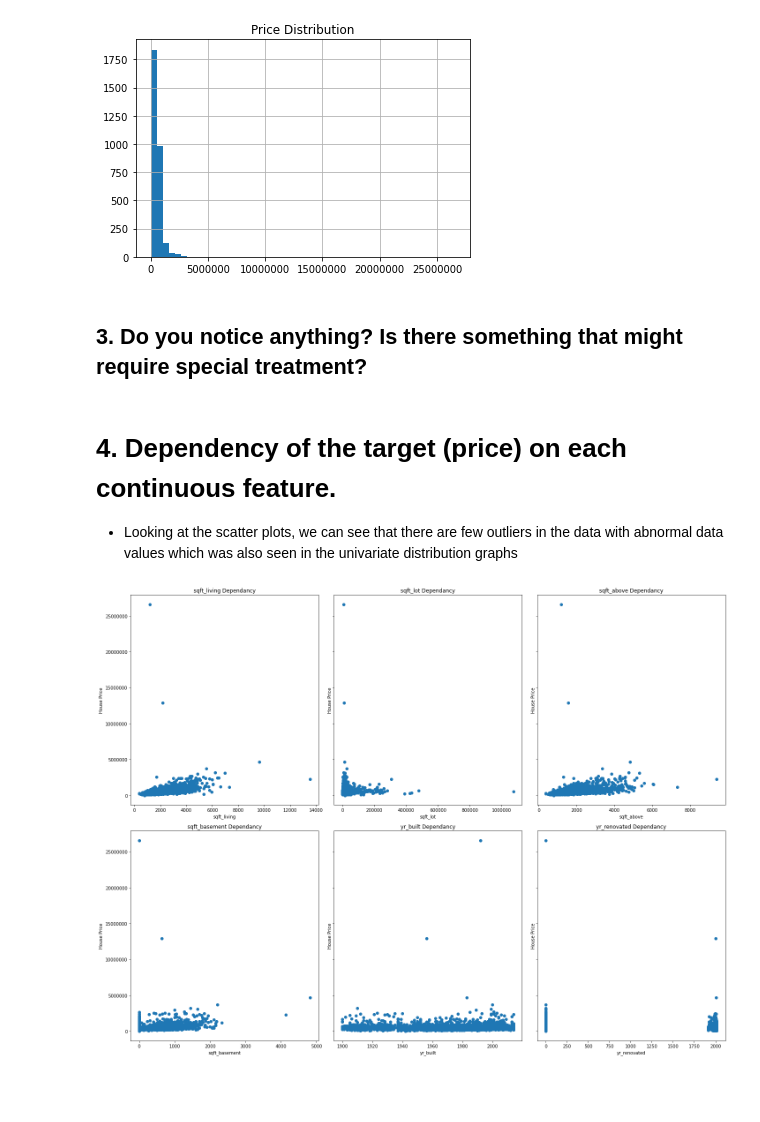
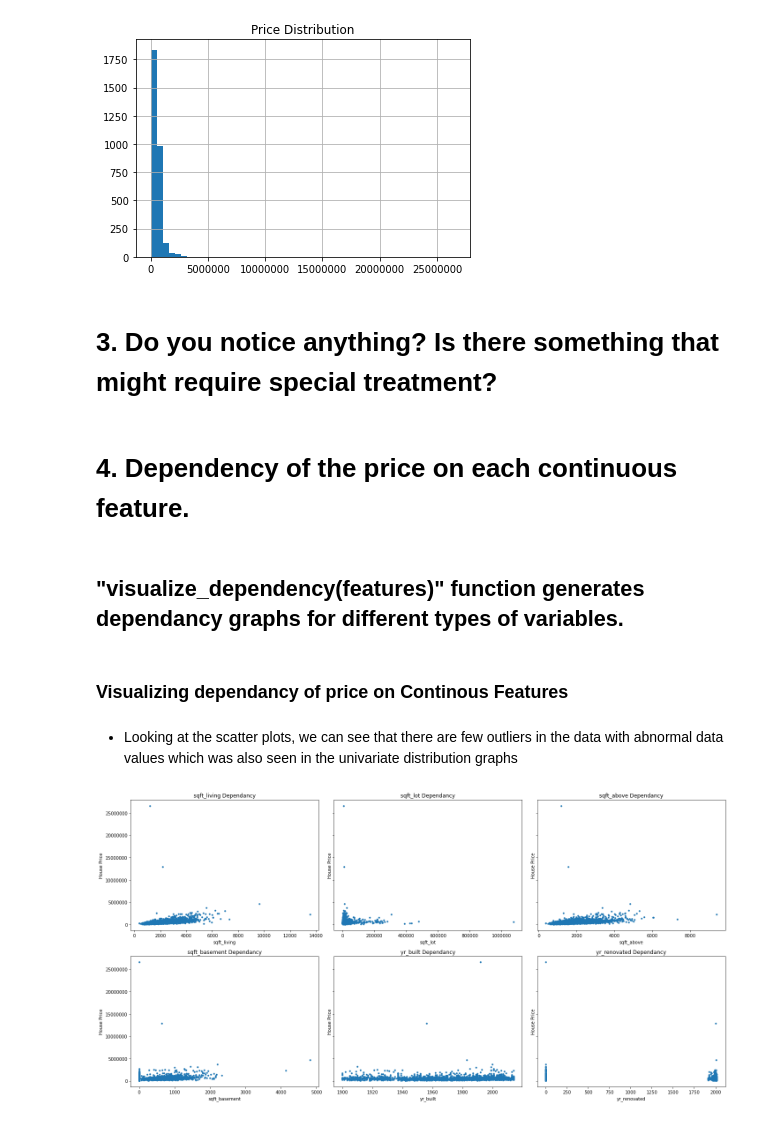
Before and after one commit to rajadevineni/House_Price_Prediction, a Jupyter notebook: KNN_regressor.ipynb, the cells around one changed output. Saved outputs shown, nothing was run; the diff lists cells and outputs as text; code cells hidden in the pictures; blank space fills up the shorter version.

```diff
--- a/KNN_regressor.ipynb
+++ b/KNN_regressor.ipynb
@@ -110,18 +110,27 @@ plt.show()
 # %% [output]
 [figure]
 # %% [markdown]
-## **3. Do you notice anything? Is there something that might require special treatment?**
+# **3. Do you notice anything? Is there something that might require special treatment?**
+# %% [markdown]
+# **4. Dependency of the price on each continuous feature.**
+# %% [markdown]
+## **"visualize_dependency(features)" function generates dependancy graphs for different types of variables.**
+# %%
+def visualize_dependency(features):
+  rows = len(features)//3
+  fig, axs = plt.subplots(rows, 3, sharey=True, tight_layout=True, figsize=(20,10))
+  axs = axs.ravel()
+  for i in range(len(features)):
+      axs[i].plot(X[features[i]],y, '.')
+      axs[i].set_title(str(features[i])+ " Dependancy")
+      axs[i].set_xlabel(features[i])
+      axs[i].set_ylabel('House Price')
+      axs[i].ticklabel_format(useOffset=False, style='plain') # removing the scientific scales on the axes
+# %% [markdown]
+### **Visualizing dependancy of price on Continous Features**
 # %% [markdown]
-# **4. Dependency of the target (price) on each continuous feature.**
 * Looking at the scatter plots, we can see that there are few outliers in the data with abnormal data values which was also seen in the univariate distribution graphs
-# %%
-fig, axs = plt.subplots(2, 3, sharey=True, tight_layout=True, figsize=(20,15))
-axs = axs.ravel()
-for i in range(6):
-    axs[i].scatter(X[continous_features[i]],y)
-    axs[i].set_title(str(continous_features[i])+ " Dependancy")
-    axs[i].set_xlabel(continous_features[i])
-    axs[i].set_ylabel('House Price')
-    axs[i].ticklabel_format(useOffset=False, style='plain') # removing the scientific scales on the axes
-# %% [output]
-[figure, removed]
+# %%
+visualize_dependency(continous_features)
+# %% [output]
+[figure, added]
```
Also changed, not shown: parts of 9 cells of this notebook.
